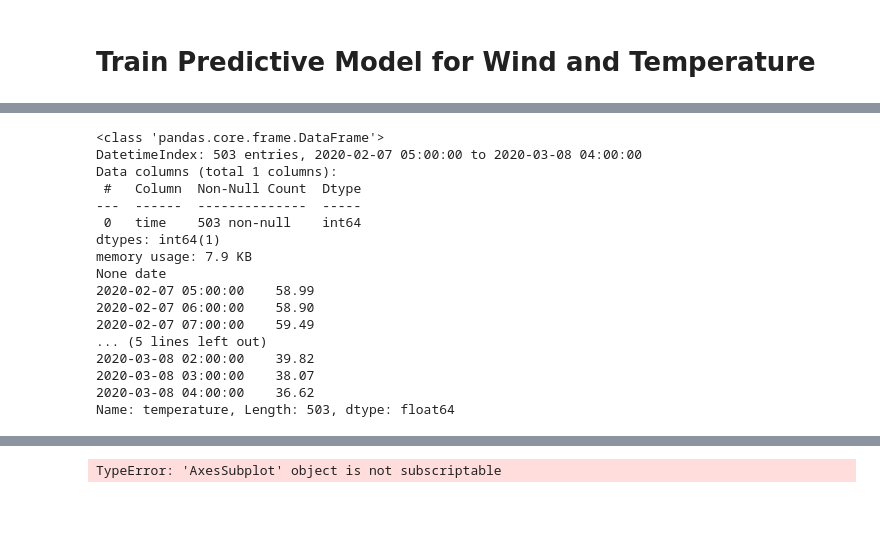
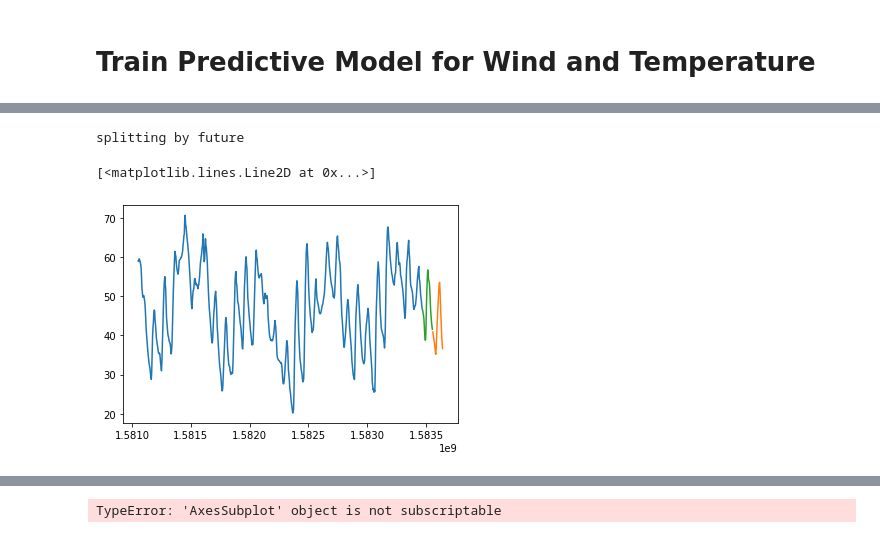
Before and after one commit to ezbc/weather-prediction, a Jupyter notebook: weather-predictor.ipynb, the cells around one changed output, grey strips where cells are left out. Drawn from its saved outputs; the diff is of its cells as text; code cells hidden in the pictures; blank space fills up the shorter version.

```diff
--- a/weather-predictor.ipynb
+++ b/weather-predictor.ipynb
@@ -480,8 +486,10 @@ df_for_modeling = df[['time', 'temperature',]].copy()
 # drop times with NaNs
 df_for_modeling.dropna(axis=0, inplace=True)
 
+df_for_modeling.sort_index(inplace=True)
+
 # split the model into a train, validate and test set
-def split_df(df, frac_train=0.5, frac_validate=0.25, frac_test=0.25):
+def split_df(df, frac_train=0.5, frac_validate=0.25, frac_test=0.25, split_mode='intervals'):
     """
     Splits array into three randomly sampled
 
@@ -506,15 +514,33 @@ def split_df(df, frac_train=0.5, frac_validate=0.25, frac_test=0.25):
         test set
     """
 
-    return np.split(df.sample(frac=1),
-                    [int((1 - frac_test - frac_validate)*len(df)),
-                     int((1 - frac_test)*len(df_for_modeling))])
+
+    if split_mode == 'intervals':
+        return np.split(df.sample(frac=1),
+                        [int((1 - frac_test - frac_validate)*len(df)),
+                         int((1 - frac_test)*len(df))])
+    else:
+        print('splitting by future')
+        # number_of_validation_records = int(frac_validate*len(df))
+        # number_of_test_records = int(frac_test*len(df))
+        # number_of_train_records = len(df) - number_of_test_records - number_of_validation_records
+        # print(number_of_validation_records)
+        # print(number_of_test_records)
+        # return (df.iloc[:-number_of_train_records],
+        #         df.iloc[-number_of_train_records:-number_of_validation_records],
+        #         df.iloc[-number_of_train_records - number_of_validation_records:]
+        # )
+
+        df_validate = df.last('2D').first('1D')
+        df_test = df.last('1D')
+        df_train = df.first('28D')
+        return (df_train, df_validate, df_test)
 
 df_for_modeling['time'] = pd.to_numeric(df_for_modeling['time'])
 
 # split the data into train test and validate sets
 # only using one model for now so no need tfor a validation set
-df_train, df_validate, df_test = split_df(df_for_modeling, frac_train=0.7, frac_validate=0.0, frac_test=0.3)
+df_train, df_validate, df_test = split_df(df_for_modeling, frac_train=0.7, frac_validate=0.0, frac_test=0.3, split_mode='future')
 
 # data are randomly sampled, sort them by the date index
 df_train.sort_index(inplace=True)
@@ -523,49 +549,36 @@ df_validate.sort_index(inplace=True)
 
 # create dict for storing train, validate, and test data and labels for different quanties to predict
 results_dict = {}
 
 # quantities to predict are temperature and windspeed
 feature_columns = ['temperature',]
 for feature_column in feature_columns:
 
     # get the label instances from the data
     df_train_label = df_train[feature_column].copy()
     df_validate_label = df_validate[feature_column].copy()
     df_test_label = df_test[feature_column].copy()
 
     # remove the label instances from the data
     df_train_predictor = df_train.drop(feature_columns, axis=1)
     df_validate_predictor = df_validate.drop(feature_columns, axis=1)
     df_test_predictor = df_test.drop(feature_columns, axis=1)
 
     # add data and labels to dict
     results_dict[feature_column] = {"data": {
                                    "train" : {"predictor": df_train_predictor,
                                               "label": df_train_label},
                                    "validate" : {"predictor": df_validate_predictor,
                                                  "label": df_validate_label},
                                    "test" : {"predictor": df_test_predictor,
                                              "label": df_test_label}
                                   }
                                 }
 
-
-    print(df_train_predictor.info(), df_train_label)
+plt.plot(df_train_predictor, df_train_label)
+plt.plot(df_test_predictor, df_test_label)
+plt.plot(df_validate_predictor, df_validate_label)
 # %% [output]
-<class 'pandas.core.frame.DataFrame'>
-DatetimeIndex: 503 entries, 2020-02-07 05:00:00 to 2020-03-08 04:00:00
-Data columns (total 1 columns):
- #   Column  Non-Null Count  Dtype
----  ------  --------------  -----
- 0   time    503 non-null    int64
-dtypes: int64(1)
-memory usage: 7.9 KB
-None date
-2020-02-07 05:00:00    58.99
-2020-02-07 06:00:00    58.90
-2020-02-07 07:00:00    59.49
-... (5 lines left out)
-2020-03-08 02:00:00    39.82
-2020-03-08 03:00:00    38.07
-2020-03-08 04:00:00    36.62
-Name: temperature, Length: 503, dtype: float64
+splitting by future
+[<matplotlib.lines.Line2D at 0x...>]
+[figure, added]
```
Also changed, not shown: parts of 15 cells of this notebook.
